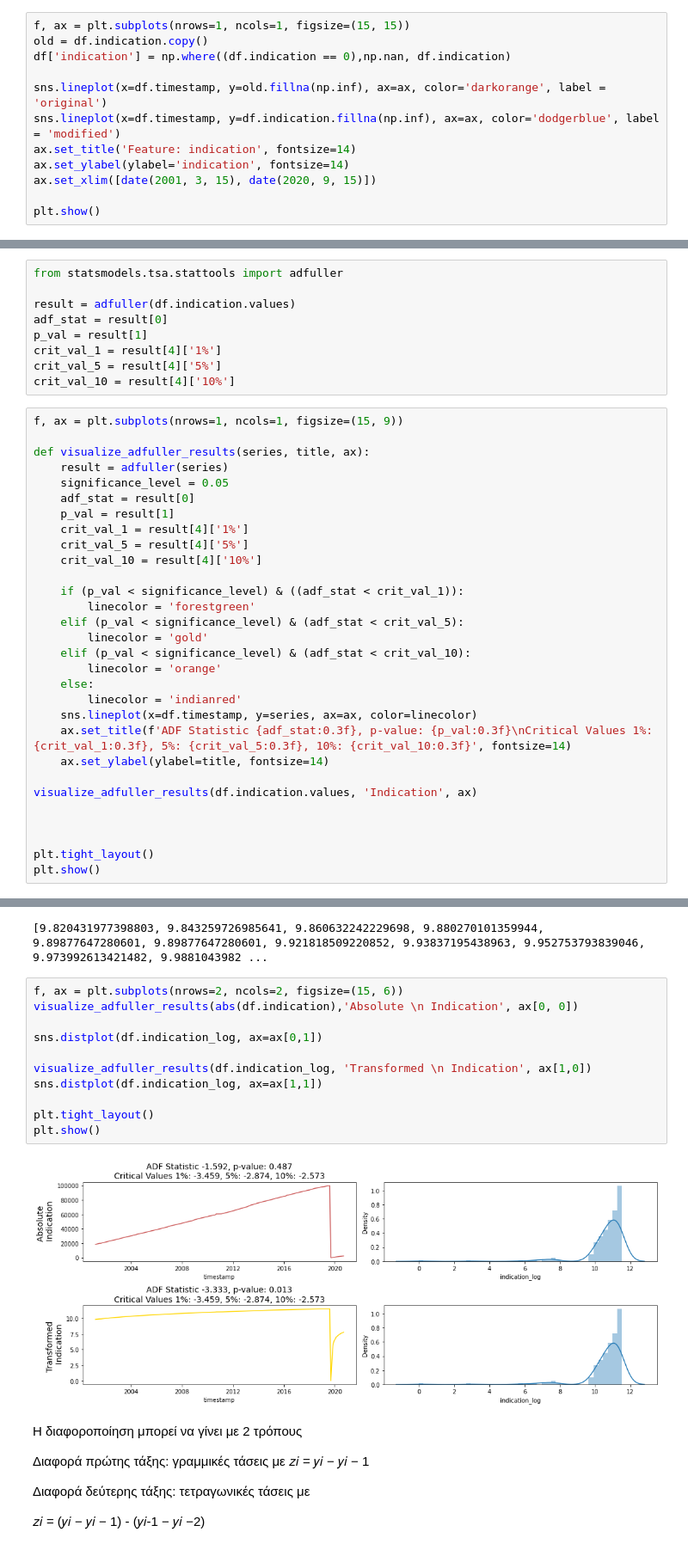
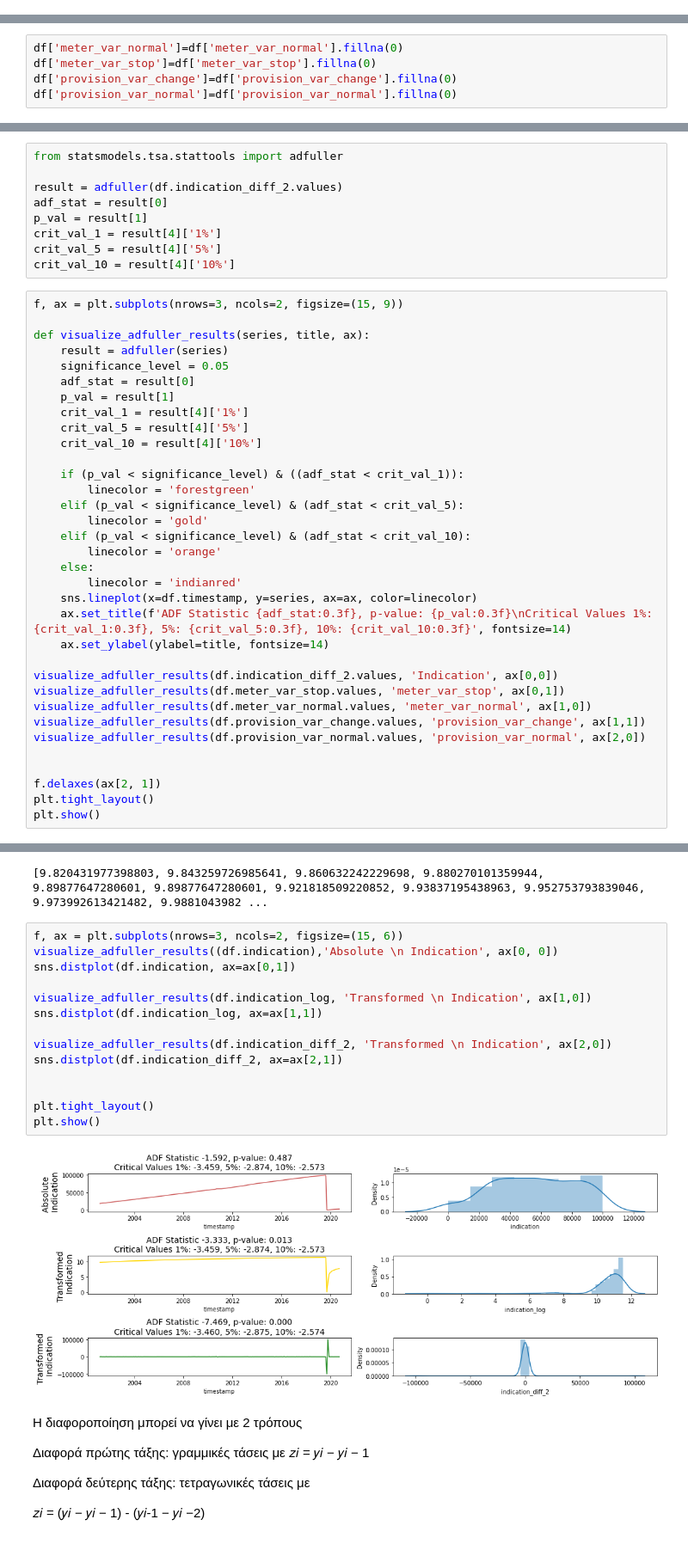
Before and after one commit to geomyll33/Beautez, a Jupyter notebook: EYDAP_Challenge_project.ipynb, the cells around one changed output, grey strips where cells are left out. Shown at 86% size. Drawn from its saved outputs; the diff is of its cells as text.

```diff
--- a/EYDAP_Challenge_project.ipynb
+++ b/EYDAP_Challenge_project.ipynb
@@ -372,15 +393,3 @@ df = df.drop('Time_Interval', axis=1)
 Επιλογή 4: Συμπληρώστε το NaN με τιμή γραμμικής παρεμβολής με .interpolate ()
 
 Η συμπλήρωση NaN με τις παρεμβαλλόμενες τιμές είναι η καλύτερη επιλογή σε αυτό το μικρό παράδειγμα, αλλά απαιτεί γνώση των γειτονικών τιμών.
-# %%
-f, ax = plt.subplots(nrows=1, ncols=1, figsize=(15, 15))
-old = df.indication.copy()
-df['indication'] = np.where((df.indication == 0),np.nan, df.indication)
-
-sns.lineplot(x=df.timestamp, y=old.fillna(np.inf), ax=ax, color='darkorange', label = 'original')
-sns.lineplot(x=df.timestamp, y=df.indication.fillna(np.inf), ax=ax, color='dodgerblue', label = 'modified')
-ax.set_title('Feature: indication', fontsize=14)
-ax.set_ylabel(ylabel='indication', fontsize=14)
-ax.set_xlim([date(2001, 3, 15), date(2020, 9, 15)])
-
-plt.show()
@@ -430,3 +473,8 @@ plt.show()
+# %%
+df['meter_var_normal']=df['meter_var_normal'].fillna(0)
+df['meter_var_stop']=df['meter_var_stop'].fillna(0)
+df['provision_var_change']=df['provision_var_change'].fillna(0)
+df['provision_var_normal']=df['provision_var_normal'].fillna(0)
 # %% [markdown]
 # Δειγματοληψία
 # %% [markdown]
@@ -737,14 +765,14 @@ Null Hypothesis (H0): Οι χρονοσειρές έχουν μια Unit root. (
 # %%
 from statsmodels.tsa.stattools import adfuller
 
-result = adfuller(df.indication.values)
+result = adfuller(df.indication_diff_2.values)
 adf_stat = result[0]
 p_val = result[1]
 crit_val_1 = result[4]['1%']
 crit_val_5 = result[4]['5%']
 crit_val_10 = result[4]['10%']
 # %%
-f, ax = plt.subplots(nrows=1, ncols=1, figsize=(15, 9))
+f, ax = plt.subplots(nrows=3, ncols=2, figsize=(15, 9))
 
 def visualize_adfuller_results(series, title, ax):
     result = adfuller(series)
@@ -767,10 +795,14 @@ def visualize_adfuller_results(series, title, ax):
     ax.set_title(f'ADF Statistic {adf_stat:0.3f}, p-value: {p_val:0.3f}\nCritical Values 1%: {crit_val_1:0.3f}, 5%: {crit_val_5:0.3f}, 10%: {crit_val_10:0.3f}', fontsize=14)
     ax.set_ylabel(ylabel=title, fontsize=14)
 
-visualize_adfuller_results(df.indication.values, 'Indication', ax)
+visualize_adfuller_results(df.indication_diff_2.values, 'Indication', ax[0,0])
+visualize_adfuller_results(df.meter_var_stop.values, 'meter_var_stop', ax[0,1])
+visualize_adfuller_results(df.meter_var_normal.values, 'meter_var_normal', ax[1,0])
+visualize_adfuller_results(df.provision_var_change.values, 'provision_var_change', ax[1,1])
+visualize_adfuller_results(df.provision_var_normal.values, 'provision_var_normal', ax[2,0])
 
 
-
+f.delaxes(ax[2, 1])
 plt.tight_layout()
 plt.show()
 # %% [output]
@@ -836,18 +829,21 @@ print(marks_list)
 # %% [output]
 [9.820431977398803, 9.843259726985641, 9.860632242229698, 9.880270101359944, 9.89877647280601, 9.89877647280601, 9.921818509220852, 9.93837195438963, 9.952753793839046, 9.973992613421482, 9.9881043982 ...
 # %%
-f, ax = plt.subplots(nrows=2, ncols=2, figsize=(15, 6))
-visualize_adfuller_results(abs(df.indication),'Absolute \n Indication', ax[0, 0])
-
-sns.distplot(df.indication_log, ax=ax[0,1])
+f, ax = plt.subplots(nrows=3, ncols=2, figsize=(15, 6))
+visualize_adfuller_results((df.indication),'Absolute \n Indication', ax[0, 0])
+sns.distplot(df.indication, ax=ax[0,1])
 
 visualize_adfuller_results(df.indication_log, 'Transformed \n Indication', ax[1,0])
 sns.distplot(df.indication_log, ax=ax[1,1])
 
+visualize_adfuller_results(df.indication_diff_2, 'Transformed \n Indication', ax[2,0])
+sns.distplot(df.indication_diff_2, ax=ax[2,1])
+
+
 plt.tight_layout()
 plt.show()
 # %% [output]
-[figure, old version]
+[figure, new version]
 # %% [markdown]
 Η διαφοροποίηση μπορεί να γίνει με 2 τρόπους
 
```
Also changed, not shown: parts of 58 cells of this notebook.
